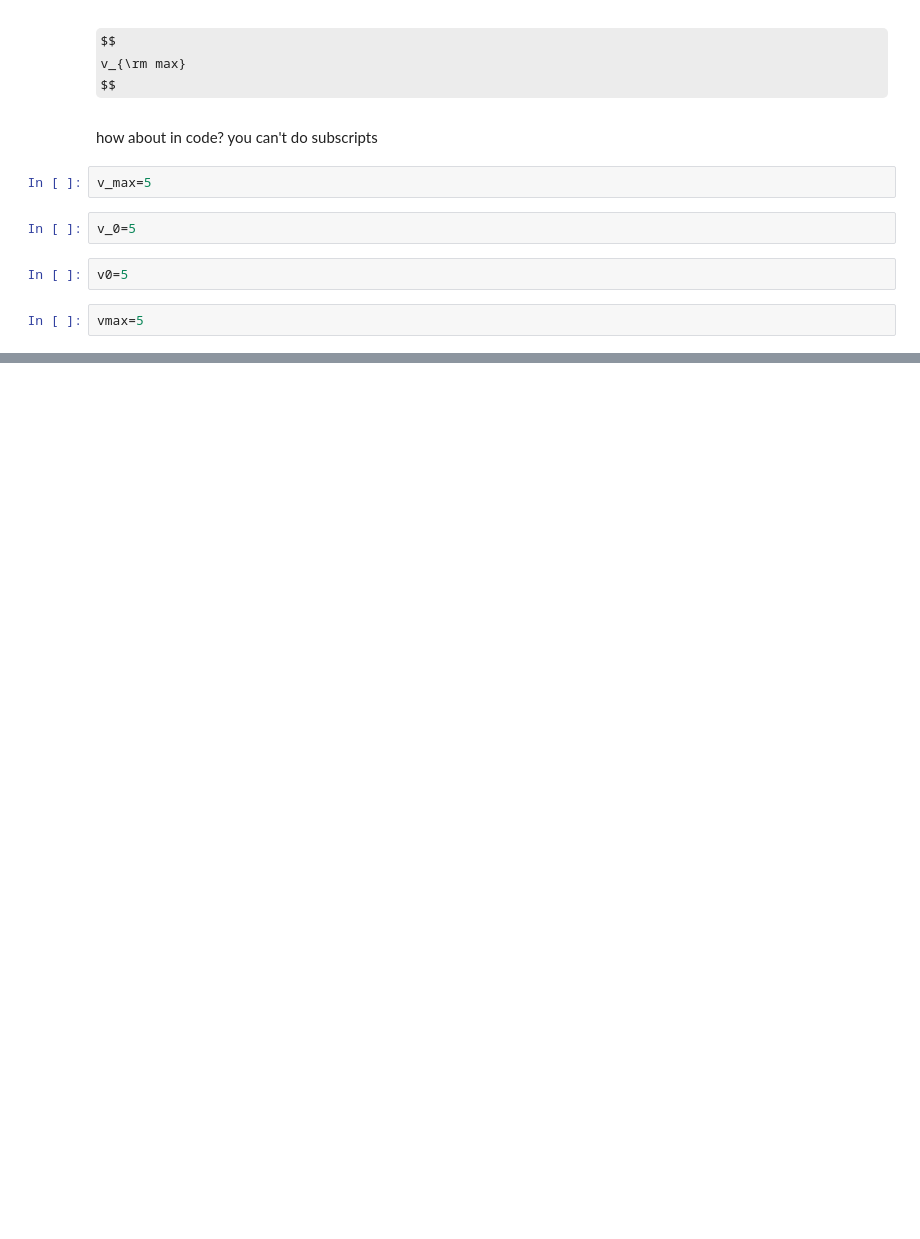
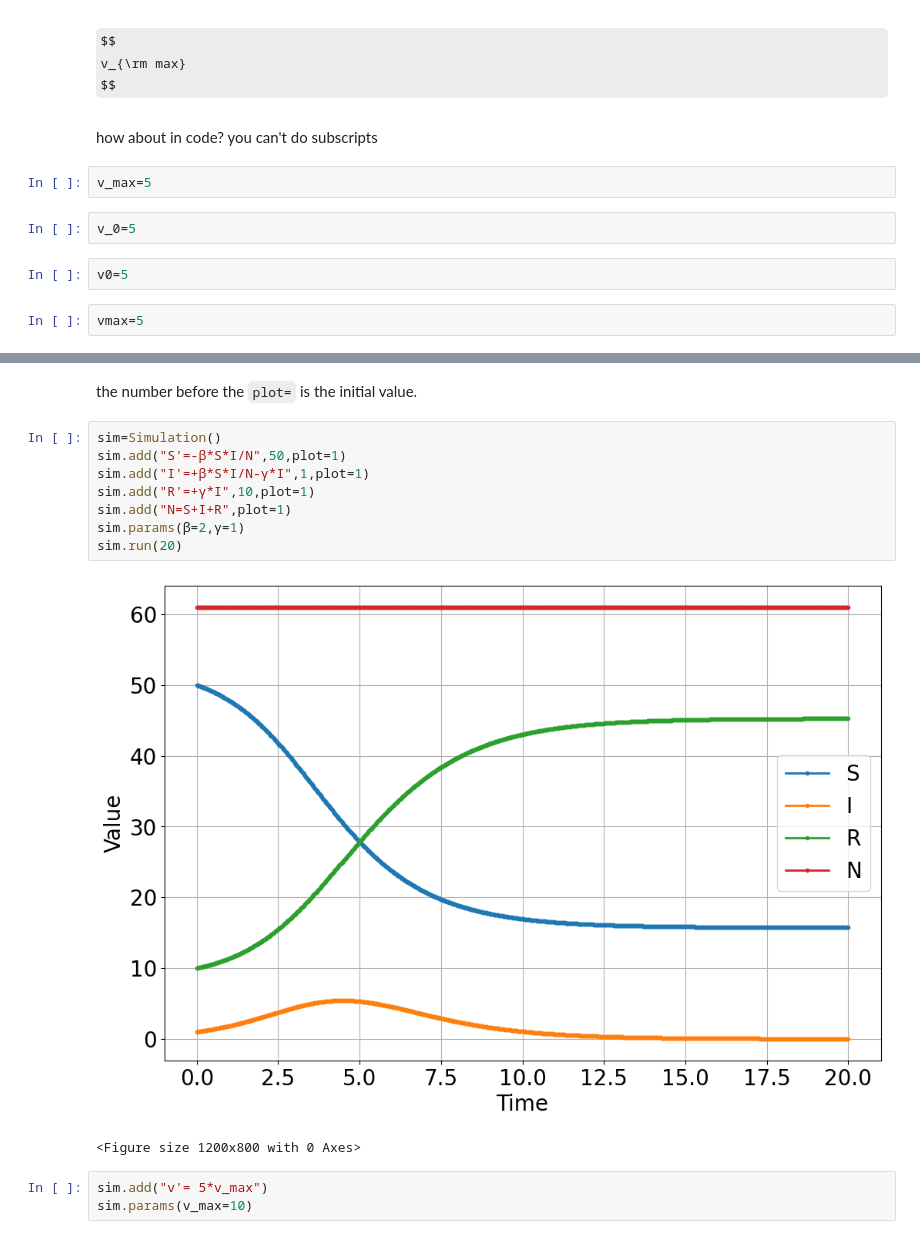
Before and after one commit to bblais/Computer-Programming-for-the-Sciences-Spring-2023, a Jupyter notebook: Sprint #2 - Dynamical Systems and Parameters/2023-03-07 Misc.ipynb, the cells around one changed output, grey strips where cells are left out. Drawn from its saved outputs; the diff is of its cells as text; some formulas as TeX source; blank space fills up the shorter version.

```diff
--- a/Sprint #2 - Dynamical Systems and Parameters/2023-03-07 Misc.ipynb
+++ b/Sprint #2 - Dynamical Systems and Parameters/2023-03-07 Misc.ipynb
@@ -36,0 +71,16 @@ vmax=5
+# %% [markdown]
+the number before the `plot=` is the initial value.
+# %%
+sim=Simulation()
+sim.add("S'=-β*S*I/N",50,plot=1)
+sim.add("I'=+β*S*I/N-γ*I",1,plot=1)
+sim.add("R'=+γ*I",10,plot=1)
+sim.add("N=S+I+R",plot=1)
+sim.params(β=2,γ=1)
+sim.run(20)
+# %% [output]
+[figure, added]
+<Figure size 1200x800 with 0 Axes>
+# %%
+sim.add("v'= 5*v_max")
+sim.params(v_max=10)
```
Also changed, not shown: parts of 5 cells of this notebook, 1 other file.
